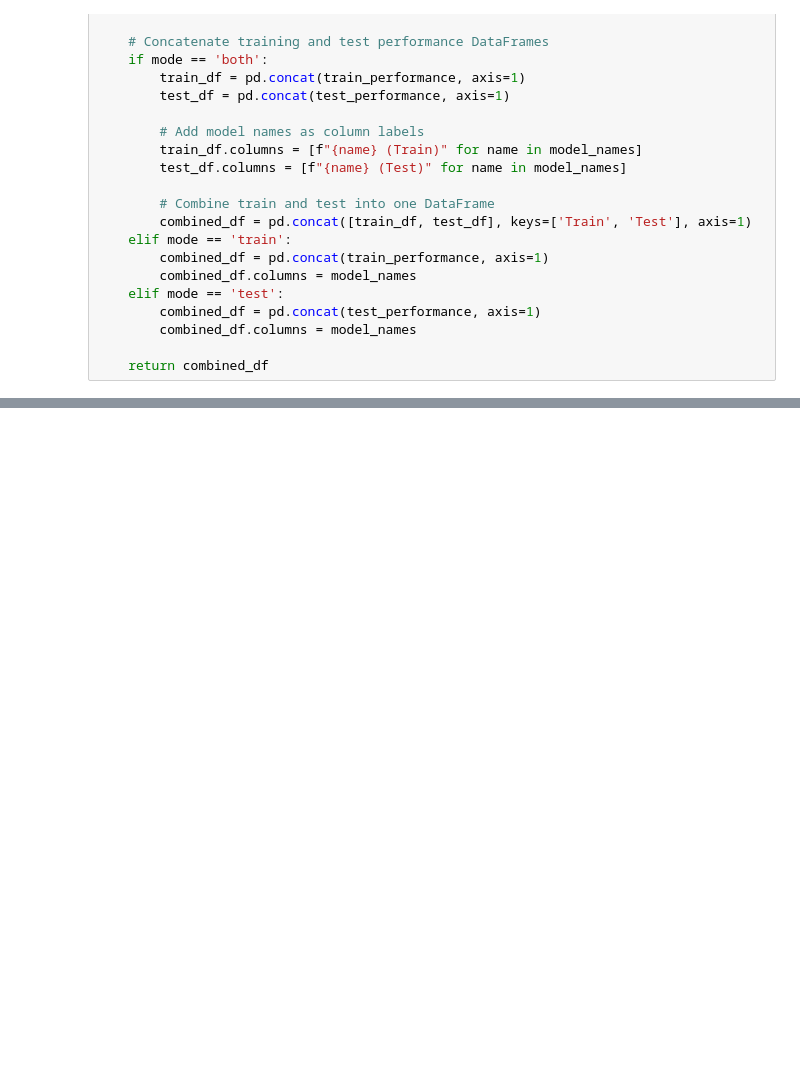
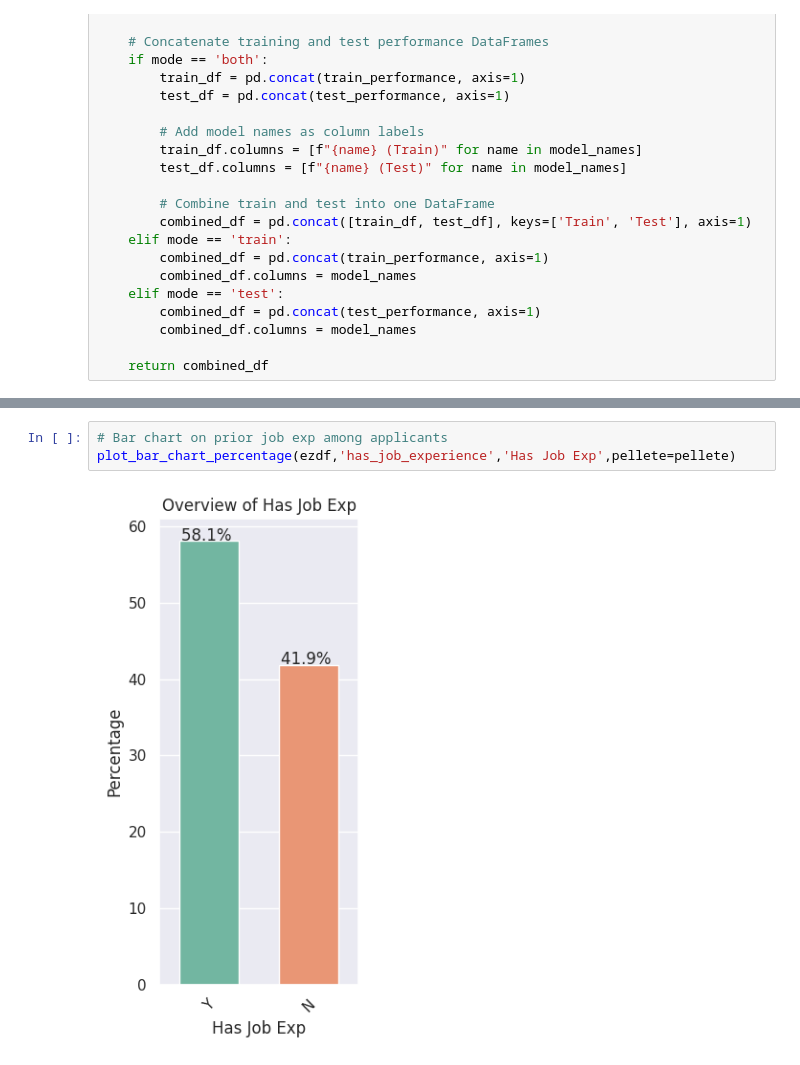
Before and after one commit to Rajesh2015/easy-visa, a Jupyter notebook: easy-visa-solution.ipynb, the cells around one changed output, grey strips where cells are left out. Drawn from its saved outputs; the diff is of its cells as text; blank space fills up the shorter version.

```diff
--- a/easy-visa-solution.ipynb
+++ b/easy-visa-solution.ipynb
@@ -986,0 +1029,5 @@ def compare_model_performance(train_performance, test_performance, model_names,
+# %%
+# Bar chart on prior job exp among applicants
+plot_bar_chart_percentage(ezdf,'has_job_experience','Has Job Exp',pellete=pellete)
+# %% [output]
+[figure, added]
```
Also changed, not shown: parts of 19 cells of this notebook.
